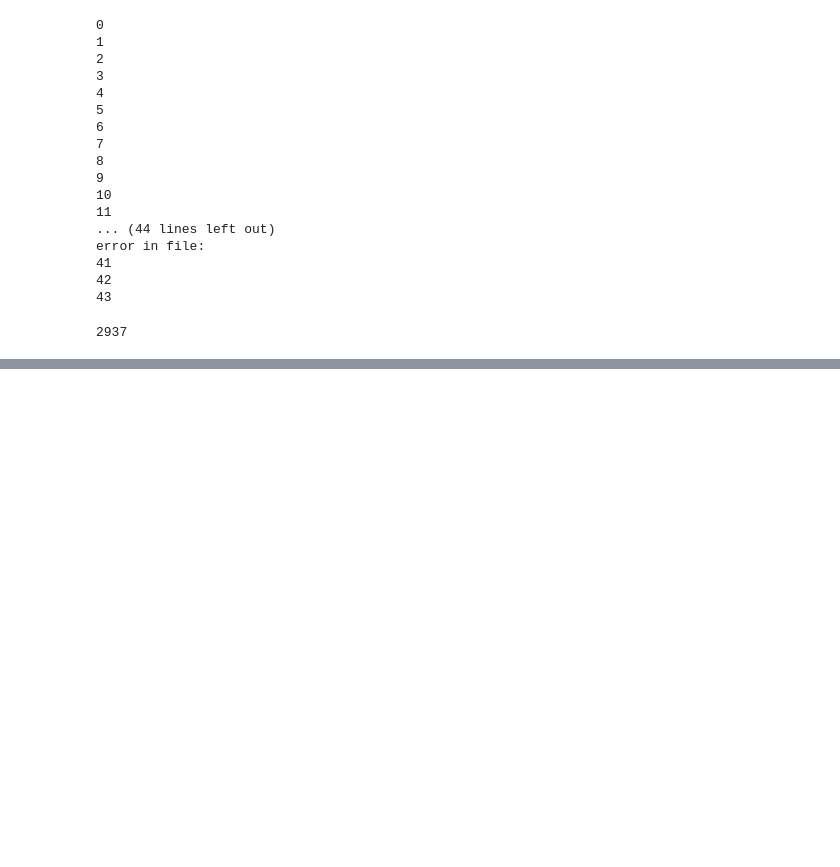
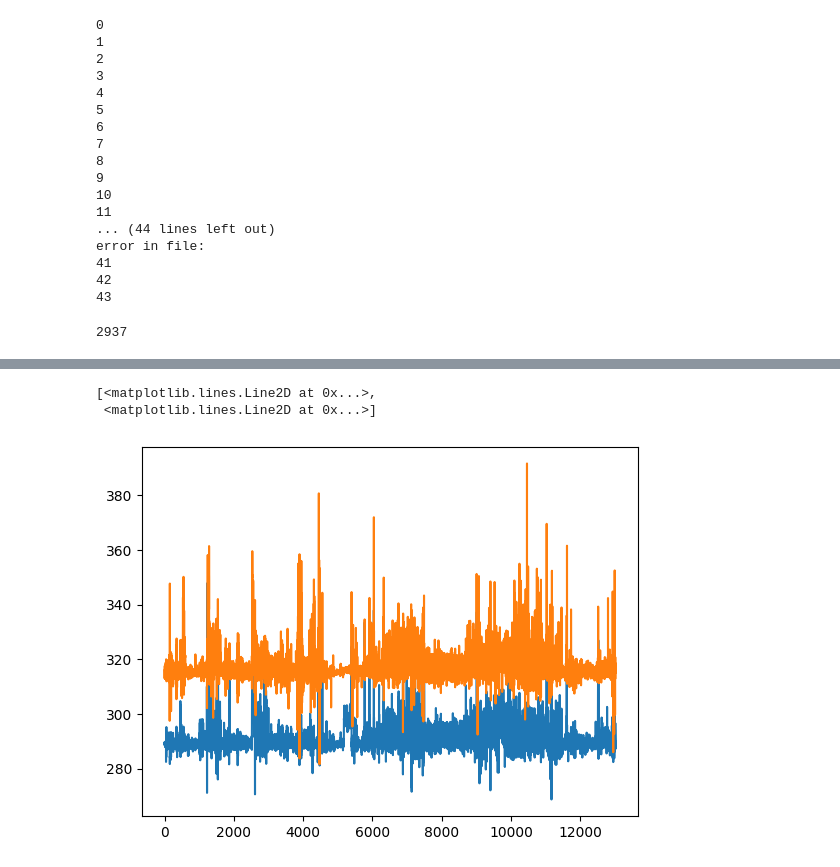
Before and after one commit to DevNerds2020/seizure-detector-with-neural-networks, a Jupyter notebook: SeizureDetector.ipynb, the cells around one changed output, grey strips where cells are left out. Cells and saved outputs as stored; diff of their text form; code cells hidden in the pictures; blank space fills up the shorter version.

```diff
--- a/SeizureDetector.ipynb
+++ b/SeizureDetector.ipynb
@@ -291,0 +314,7 @@ final_signals.shape
+# %%
+energy = np.sum(np.square(final_signals), axis=2)
+plt.plot(energy)
+# %% [output]
+[<matplotlib.lines.Line2D at 0x...>,
+ <matplotlib.lines.Line2D at 0x...>]
+[figure, added]
```
Also changed, not shown: parts of 21 cells of this notebook.
